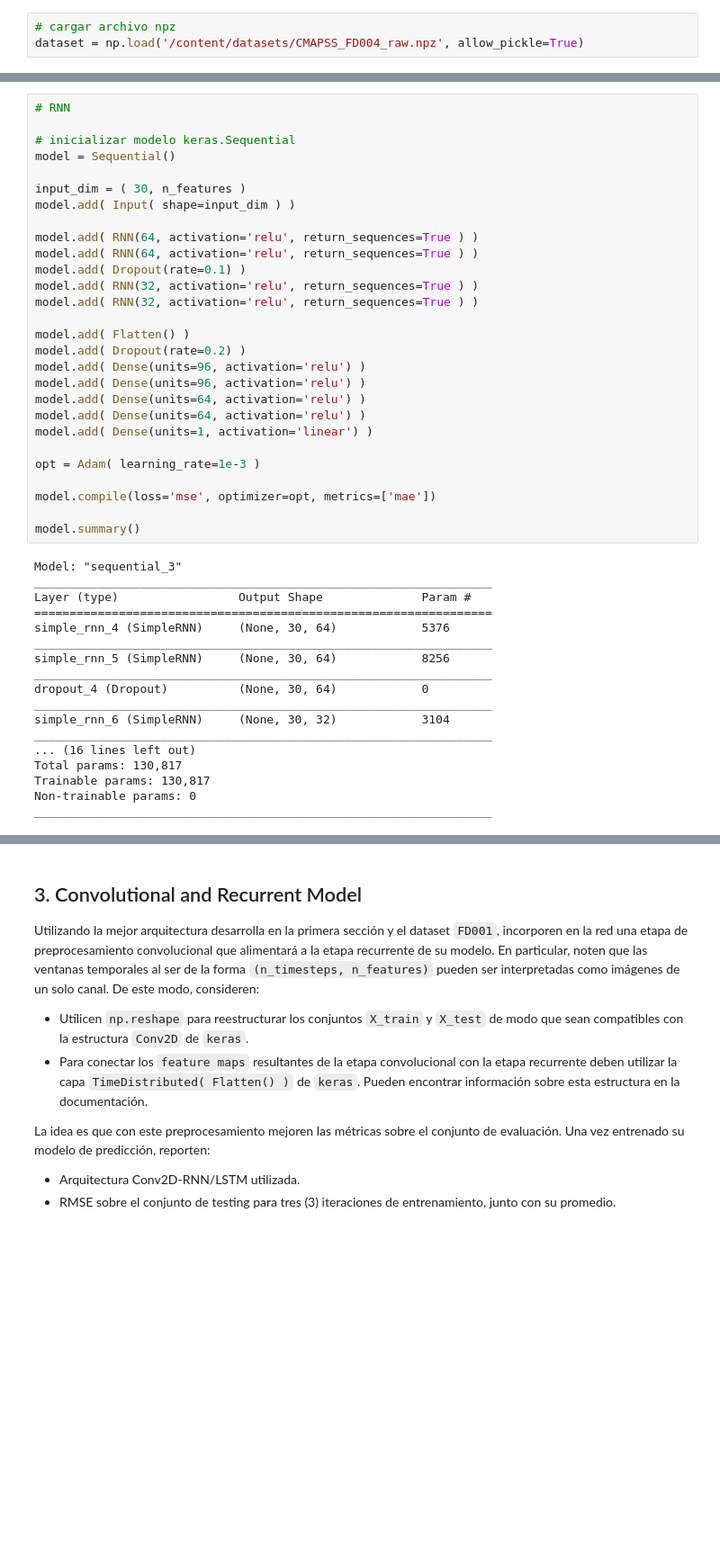
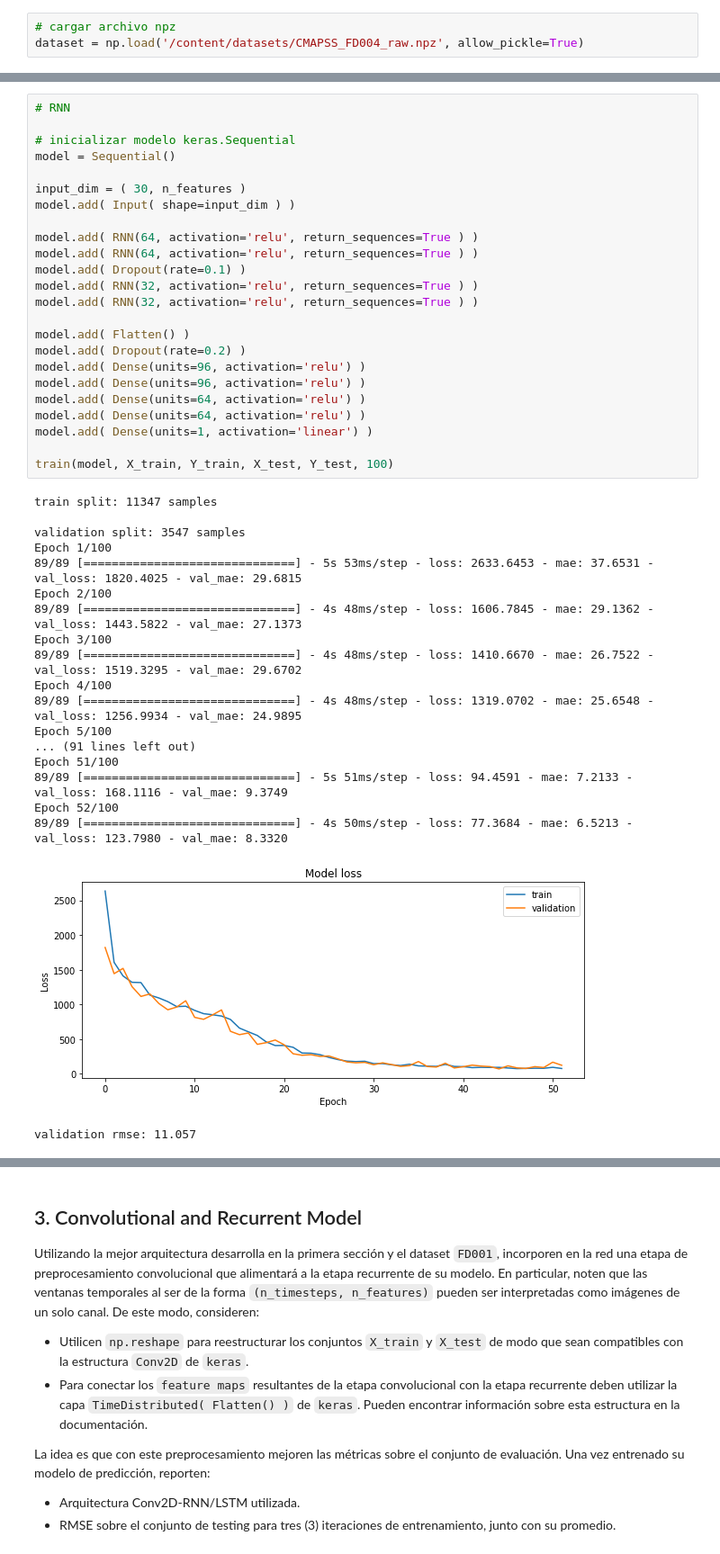
Before and after one commit to MartinVIllesca/ME7260-Aprendizaje-Profundo-en-Diagnostico-y-Pronostico-de-Fallas, a Jupyter notebook: t3/tarea_03.ipynb, the cells around one changed output, grey strips where cells are left out. Shown at 90% size. Cells and saved outputs as stored; diff of their text form; blank space fills up the shorter version.

```diff
--- a/t3/tarea_03.ipynb
+++ b/t3/tarea_03.ipynb
@@ -591,46 +638,44 @@ reescalando datos
 # %%
 # RNN
 
 # inicializar modelo keras.Sequential
 model = Sequential()
 
 input_dim = ( 30, n_features )
 model.add( Input( shape=input_dim ) )
 
 model.add( RNN(64, activation='relu', return_sequences=True ) )
 model.add( RNN(64, activation='relu', return_sequences=True ) )
 model.add( Dropout(rate=0.1) )
 model.add( RNN(32, activation='relu', return_sequences=True ) )
 model.add( RNN(32, activation='relu', return_sequences=True ) )
 
 model.add( Flatten() )
 model.add( Dropout(rate=0.2) )
 model.add( Dense(units=96, activation='relu') )
 model.add( Dense(units=96, activation='relu') )
 model.add( Dense(units=64, activation='relu') )
 model.add( Dense(units=64, activation='relu') )
 model.add( Dense(units=1, activation='linear') )
 
-opt = Adam( learning_rate=1e-3 )
-
-model.compile(loss='mse', optimizer=opt, metrics=['mae'])
-
-model.summary()
+train(model, X_train, Y_train, X_test, Y_test, 100)
 # %% [output]
-Model: "sequential_3"
-_________________________________________________________________
-Layer (type)                 Output Shape              Param #
-=================================================================
-simple_rnn_4 (SimpleRNN)     (None, 30, 64)            5376
-_________________________________________________________________
-simple_rnn_5 (SimpleRNN)     (None, 30, 64)            8256
-_________________________________________________________________
-dropout_4 (Dropout)          (None, 30, 64)            0
-_________________________________________________________________
-simple_rnn_6 (SimpleRNN)     (None, 30, 32)            3104
-_________________________________________________________________
-... (16 lines left out)
-Total params: 130,817
-Trainable params: 130,817
-Non-trainable params: 0
-_________________________________________________________________
+train split: 11347 samples
+
+validation split: 3547 samples
+Epoch 1/100
+89/89 [==============================] - 5s 53ms/step - loss: 2633.6453 - mae: 37.6531 - val_loss: 1820.4025 - val_mae: 29.6815
+Epoch 2/100
+89/89 [==============================] - 4s 48ms/step - loss: 1606.7845 - mae: 29.1362 - val_loss: 1443.5822 - val_mae: 27.1373
+Epoch 3/100
+89/89 [==============================] - 4s 48ms/step - loss: 1410.6670 - mae: 26.7522 - val_loss: 1519.3295 - val_mae: 29.6702
+Epoch 4/100
+89/89 [==============================] - 4s 48ms/step - loss: 1319.0702 - mae: 25.6548 - val_loss: 1256.9934 - val_mae: 24.9895
+Epoch 5/100
+... (91 lines left out)
+Epoch 51/100
+89/89 [==============================] - 5s 51ms/step - loss: 94.4591 - mae: 7.2133 - val_loss: 168.1116 - val_mae: 9.3749
+Epoch 52/100
+89/89 [==============================] - 4s 50ms/step - loss: 77.3684 - mae: 6.5213 - val_loss: 123.7980 - val_mae: 8.3320
+[figure, added]
+validation rmse: 11.057
```
Also changed, not shown: parts of 26 cells of this notebook.
